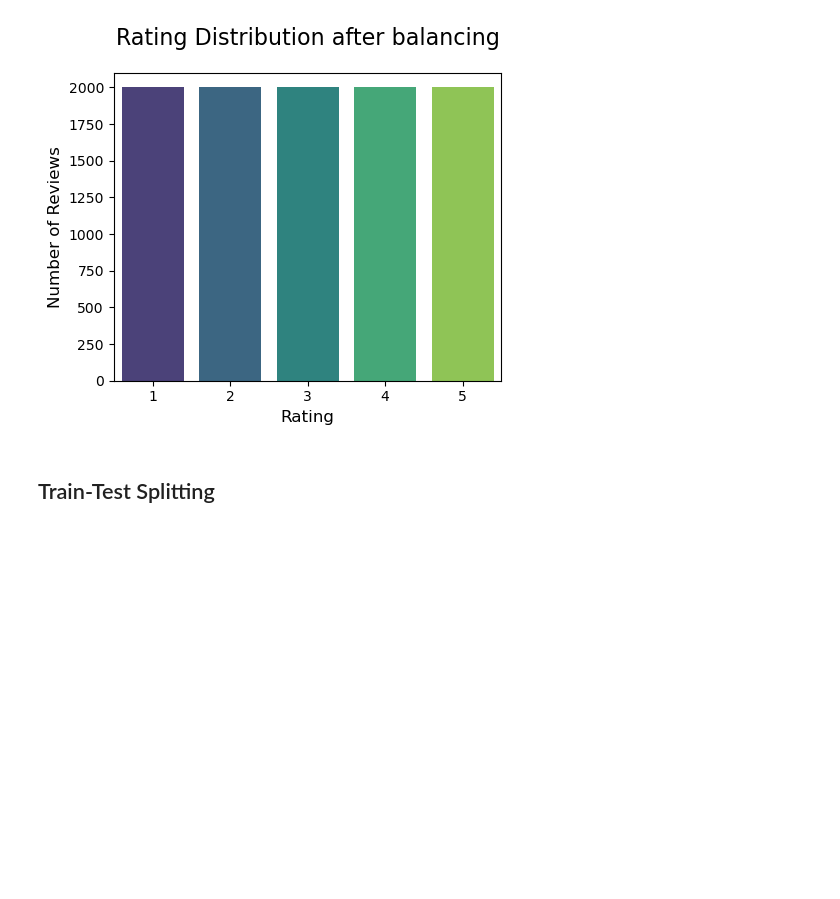
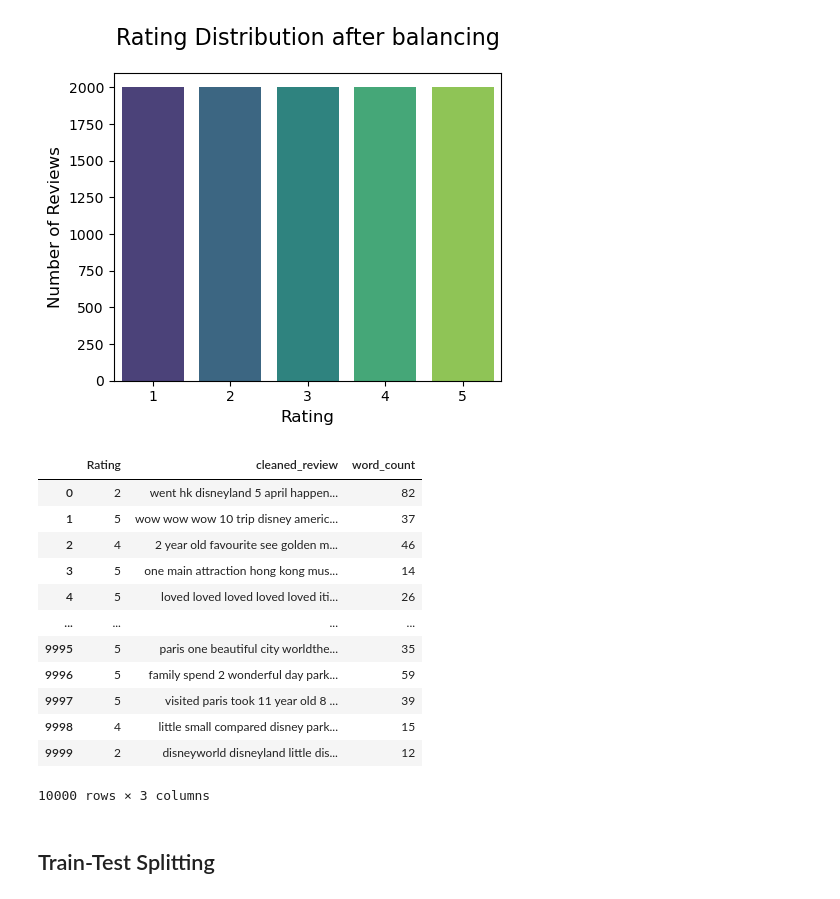
Before and after one commit to JoelKBenny/automated-review-rating-system, a Jupyter notebook: notebooks/Disneyland_reviews.ipynb, the cells around one changed output. Drawn from its saved outputs; the diff is of its cells as text; code cells hidden in the pictures; blank space fills up the shorter version.

Commit message:
balanced csv file created

```diff
--- a/notebooks/Disneyland_reviews.ipynb
+++ b/notebooks/Disneyland_reviews.ipynb
@@ -229,7 +245,7 @@ plt.show()
 # %%
 for rating in sorted(df["Rating"].unique()):
     print(f"\n======================= Rating: {rating} =======================\n")
-    sample_reviews = df[df["Rating"] == rating]["Review_Text"].sample(n=5, random_state=42)
+    sample_reviews = df[df["Rating"] == rating]["cleaned_review"].sample(n=5, random_state=42)
     for i, review in enumerate(sample_reviews, 1):
         print(f"{i}. {review}\n")
 # %% [output]
@@ -315,3 +331,19 @@ Passing `palette` without assigning `hue` is deprecated and will be removed in v
 
   sns.countplot(x='Rating', data=balanced_df, palette='viridis', order=sorted(df['Rating'].unique()))
 [figure]
+# %%
+balanced_df
+# %% [output]
+|  | Rating | cleaned_review | word_count |
+| 0 | 2 | went hk disneyland 5 april happen... | 82 |
+| 1 | 5 | wow wow wow 10 trip disney americ... | 37 |
+| 2 | 4 | 2 year old favourite see golden m... | 46 |
+| 3 | 5 | one main attraction hong kong mus... | 14 |
+| 4 | 5 | loved loved loved loved loved iti... | 26 |
+| ... | ... | ... | ... |
+| 9995 | 5 | paris one beautiful city worldthe... | 35 |
+| 9996 | 5 | family spend 2 wonderful day park... | 59 |
+| 9997 | 5 | visited paris took 11 year old 8 ... | 39 |
+| 9998 | 4 | little small compared disney park... | 15 |
+| 9999 | 2 | disneyworld disneyland little dis... | 12 |
+10000 rows × 3 columns
```
Also changed, not shown: parts of 10 cells of this notebook, 1 other file.
